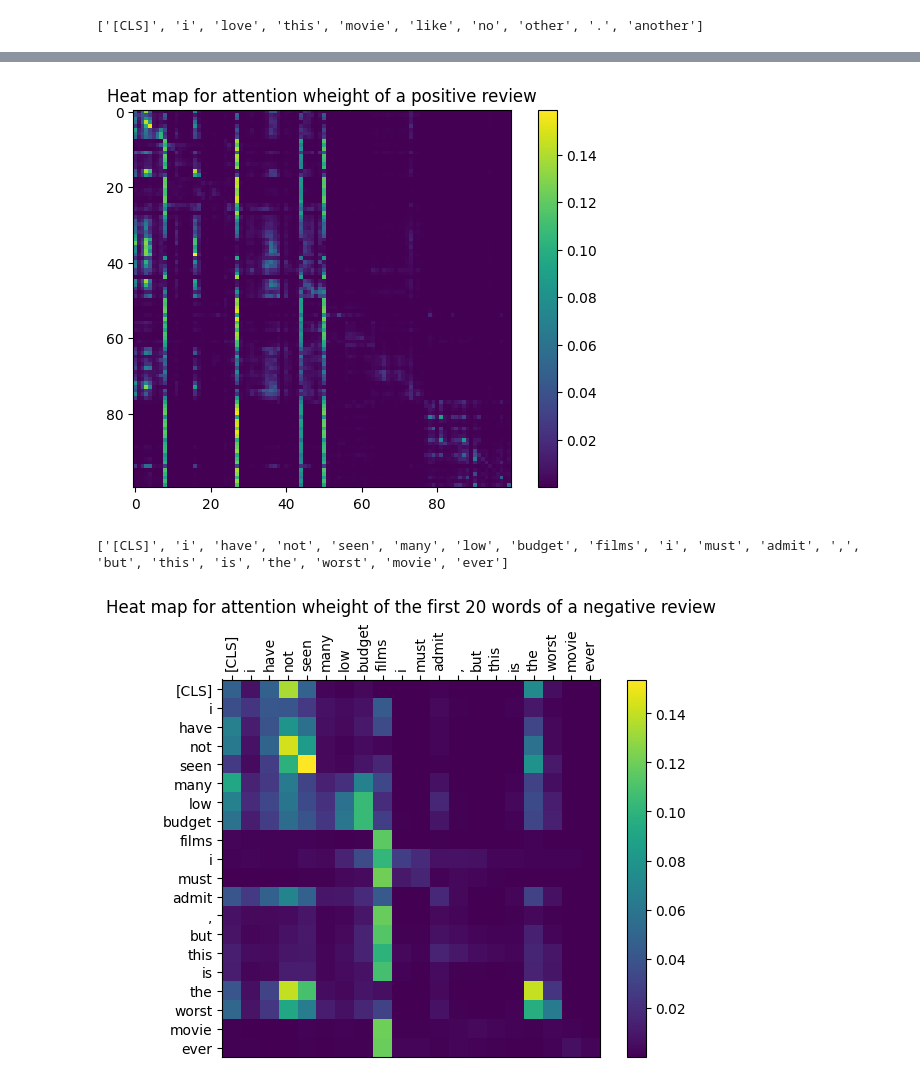
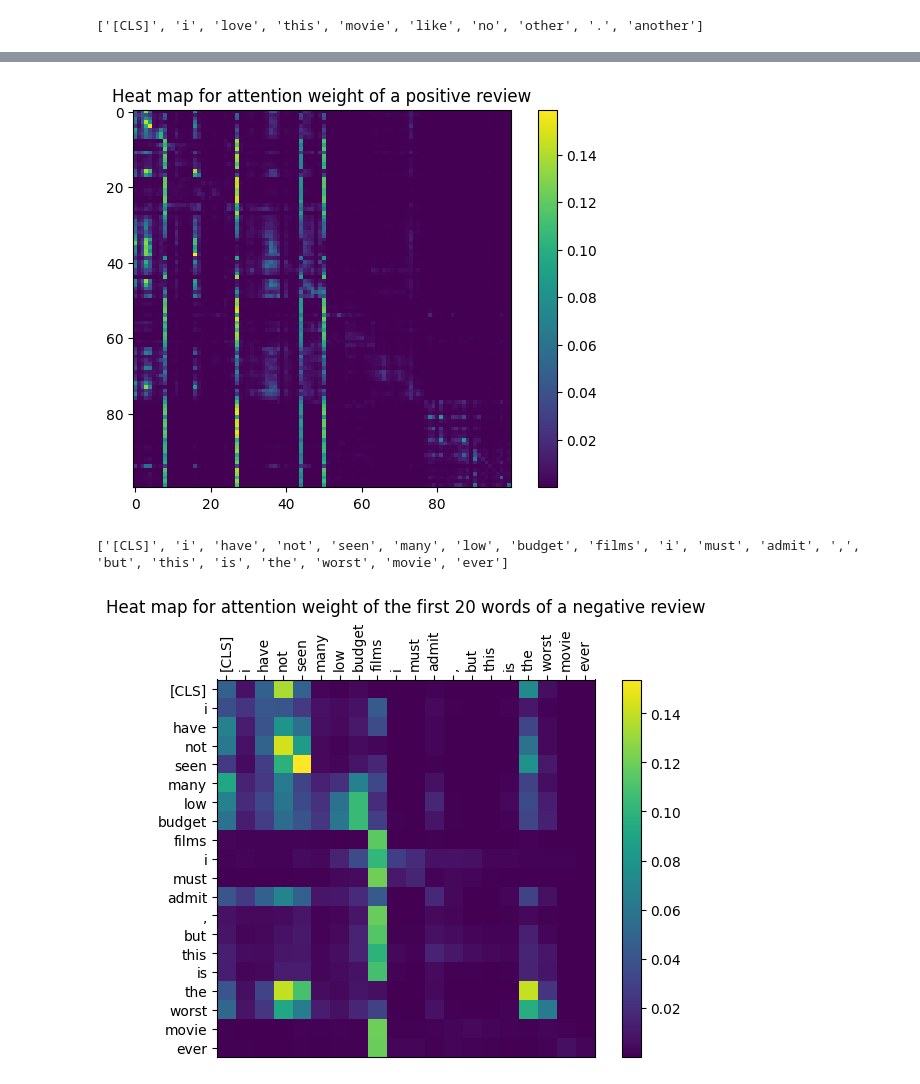
Before and after one commit to BabaSanfour/Text-Classification--Classic-models-vs-BERT, a Jupyter notebook: Text_classification_classic_models_vs_bert.ipynb, the cells around one changed output, grey strips where cells are left out. Drawn from its saved outputs; the diff is of its cells as text; code cells hidden in the pictures.

```diff
--- a/Text_classification_classic_models_vs_bert.ipynb
+++ b/Text_classification_classic_models_vs_bert.ipynb
@@ -812,10 +812,10 @@ plt.show()
 # %%
 plt.imshow(np.array(last_layer_attention_weights.cpu())[:100,:100], interpolation='nearest')
 plt.colorbar()
-plt.title("Heat map for attention wheight of a positive review")
+plt.title("Heat map for attention weight of a positive review")
 plt.show()
 # %% [output]
-[figure, old version]
+[figure, new version]
 # %%
 # select a negative review review with a positive
 neg_review = test_data[30]
@@ -845,14 +845,14 @@ print(words)
 # %%
 import matplotlib.pyplot as plt
 import numpy as np
-plt.imshow(np.array(last_layer_attention_weights.cpu())[:20,:20], interpolation='nearest')
+plt.imshow(np.array(last_layer_attention_weights_fourth_head.cpu())[:20,:20], interpolation='nearest')
 plt.colorbar()
 xi = list(range(len(words)))
 plt.xticks(xi, words,rotation=90)
 plt.tick_params(top=True, labeltop=True, bottom=False, labelbottom=False)
 plt.yticks(xi, words)
-plt.title("Heat map for attention wheight of the first 20 words of a negative review")
+plt.title("Heat map for attention weight of the first 20 words of a negative review")
 plt.show()
 # %% [output]
-[figure, old version]
+[figure, new version]
 # %%
```
Also changed, not shown: parts of 2 cells of this notebook.
